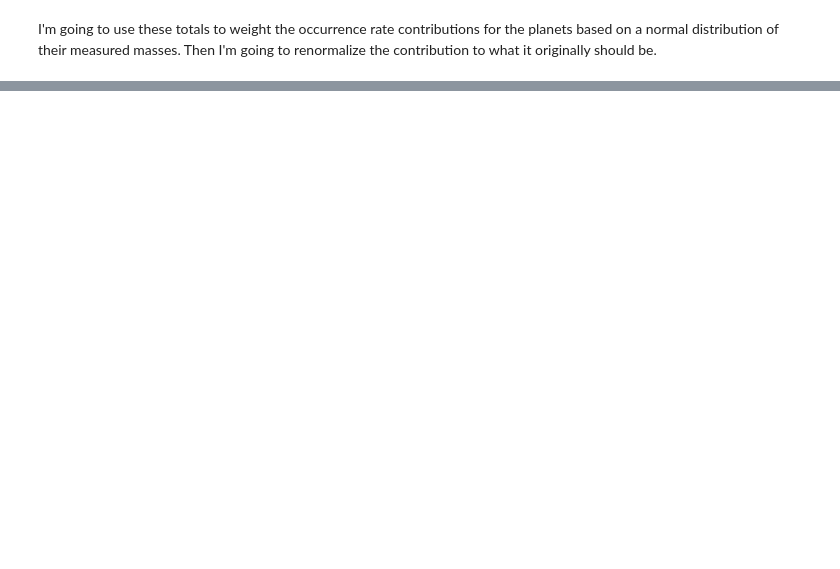
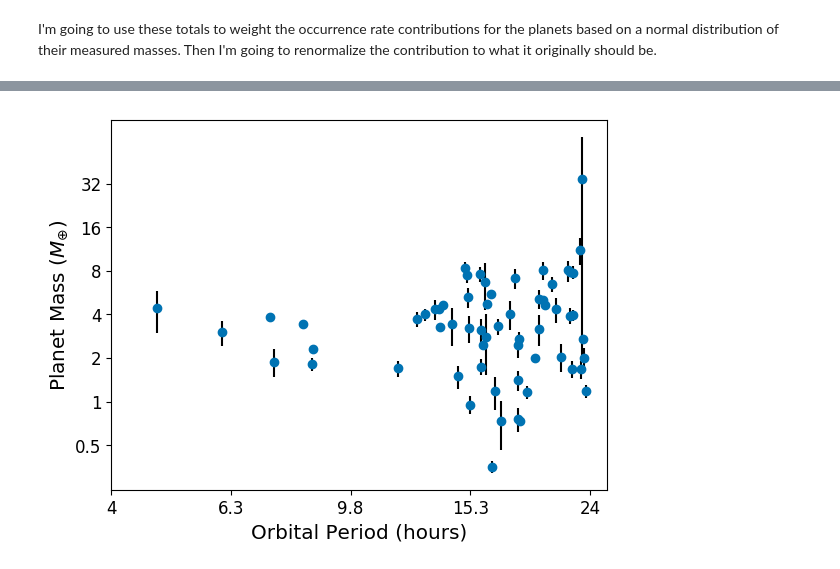
Before and after one commit to asmuzsoy/USPplanets, a Jupyter notebook: USPMassDistribution.ipynb, the cells around one changed output, grey strips where cells are left out. Cells and saved outputs as stored; diff of their text form; code cells hidden in the pictures; blank space fills up the shorter version.

```diff
--- a/USPMassDistribution.ipynb
+++ b/USPMassDistribution.ipynb
@@ -1250,0 +1128,10 @@ couldn't interpolate 0.005331237449350712
+# %%
+plt.loglog(per2,meanearthmasses, 'o', basex = (6**0.25), basey = np.sqrt(2), color = myblue)
+plt.errorbar(per2,meanearthmasses, yerr = eartherr, linestyle = 'None', ecolor = 'k')
+plt.yticks(massbins, [0.5,1,2,4,8,16,32], fontsize = 'large')
+plt.xticks(perbins,[4,6.3,9.8,15.3,24], fontsize = 'large')
+plt.xlabel("Orbital Period (hours)", fontsize = 'x-large')
+plt.ylabel("Planet Mass ($M_{ \oplus}$)", fontsize = 'x-large')
+plt.show()
+# %% [output]
+[figure, added]
```
Also changed, not shown: parts of 20 cells of this notebook, 1 other file.
